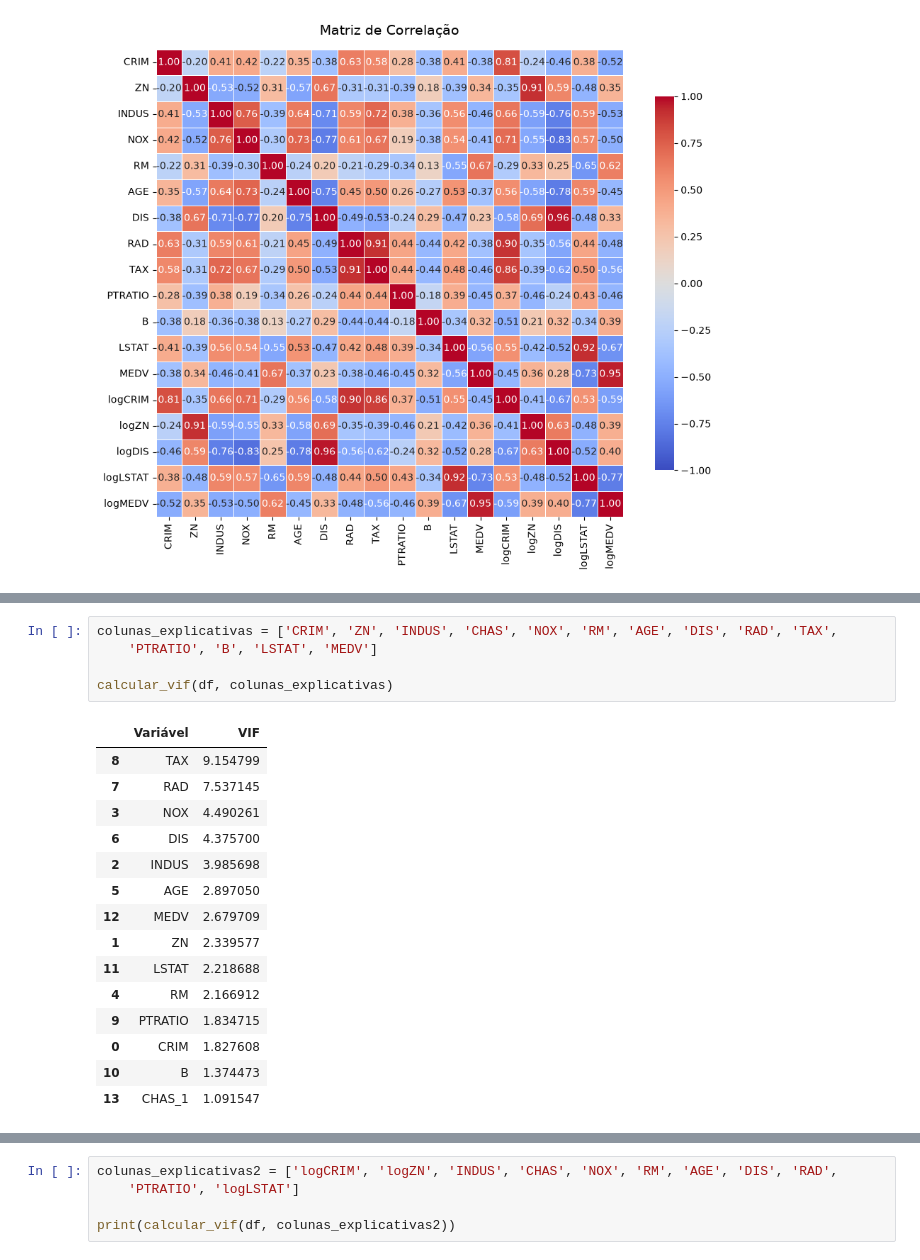
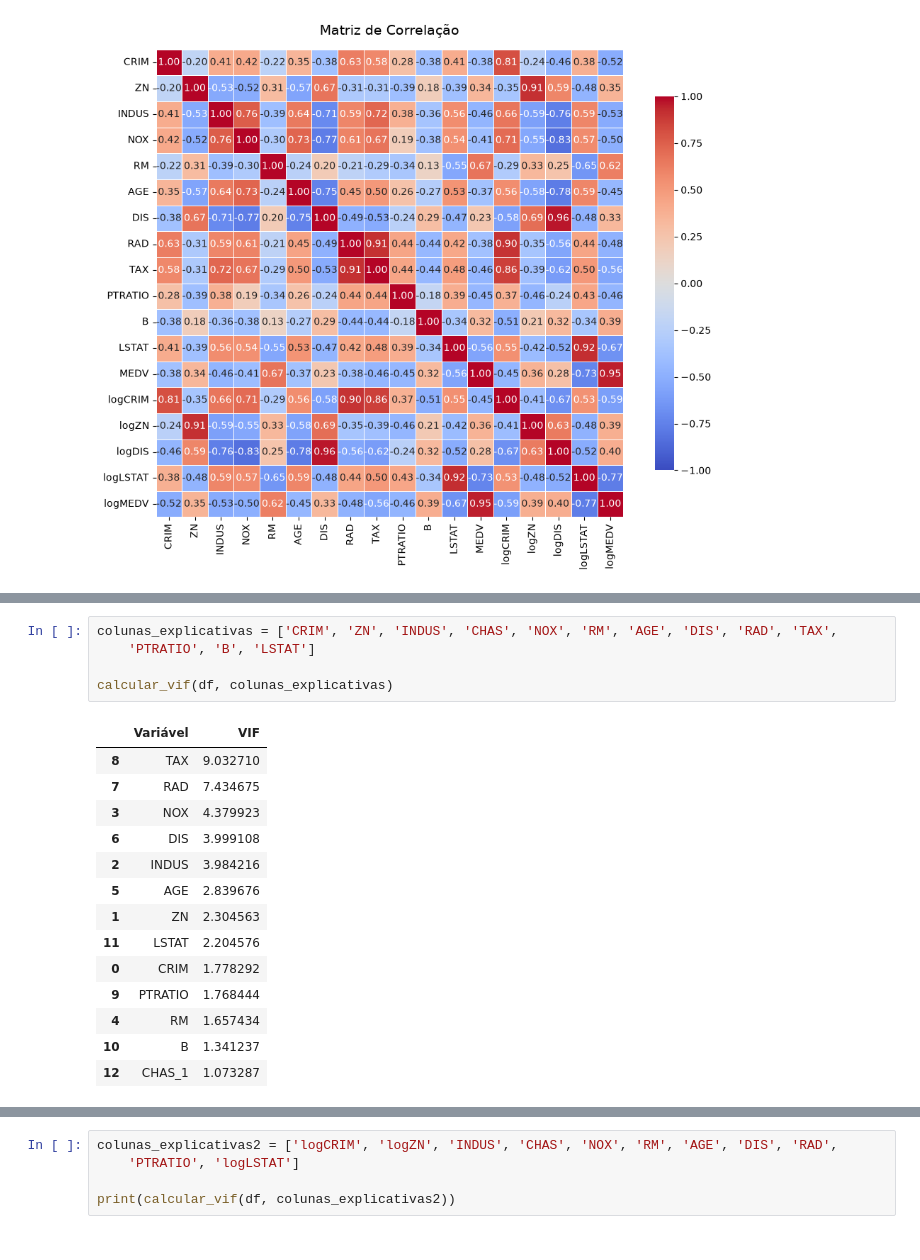
Before and after one commit to Luizeduardo1424/Boston-Housing-RLM, a Jupyter notebook: notebooks/EDA.ipynb, the cells around one changed output, grey strips where cells are left out. Cells and saved outputs as stored; diff of their text form.

```diff
--- a/notebooks/EDA.ipynb
+++ b/notebooks/EDA.ipynb
@@ -492,23 +602,22 @@ plt.show()
 # %%
 colunas_explicativas = ['CRIM', 'ZN', 'INDUS', 'CHAS', 'NOX', 'RM', 'AGE', 'DIS', 'RAD', 'TAX',
-    'PTRATIO', 'B', 'LSTAT', 'MEDV']
+    'PTRATIO', 'B', 'LSTAT']
 
 calcular_vif(df, colunas_explicativas)
 # %% [output]
 |  | Variável | VIF |
-| 8 | TAX | 9.154799 |
-| 7 | RAD | 7.537145 |
-| 3 | NOX | 4.490261 |
-| 6 | DIS | 4.375700 |
-| 2 | INDUS | 3.985698 |
-| 5 | AGE | 2.897050 |
-| 12 | MEDV | 2.679709 |
-| 1 | ZN | 2.339577 |
-| 11 | LSTAT | 2.218688 |
-| 4 | RM | 2.166912 |
-| 9 | PTRATIO | 1.834715 |
-| 0 | CRIM | 1.827608 |
-| 10 | B | 1.374473 |
-| 13 | CHAS_1 | 1.091547 |
+| 8 | TAX | 9.032710 |
+| 7 | RAD | 7.434675 |
+| 3 | NOX | 4.379923 |
+| 6 | DIS | 3.999108 |
+| 2 | INDUS | 3.984216 |
+| 5 | AGE | 2.839676 |
+| 1 | ZN | 2.304563 |
+| 11 | LSTAT | 2.204576 |
+| 0 | CRIM | 1.778292 |
+| 9 | PTRATIO | 1.768444 |
+| 4 | RM | 1.657434 |
+| 10 | B | 1.341237 |
+| 12 | CHAS_1 | 1.073287 |
 # %%
 colunas_explicativas = ['CRIM', 'ZN', 'INDUS', 'CHAS', 'NOX', 'RM', 'AGE', 'DIS', 'RAD',
```
Also changed, not shown: parts of 19 cells of this notebook, 1 other file.
